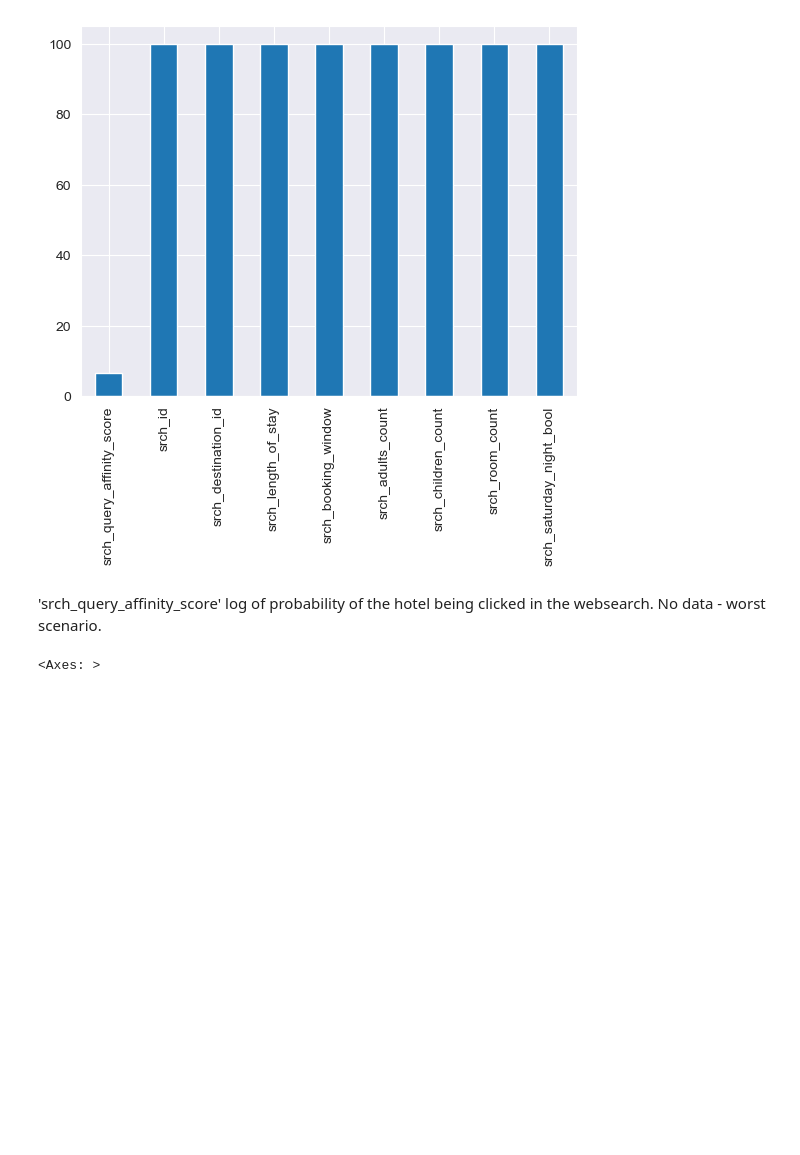
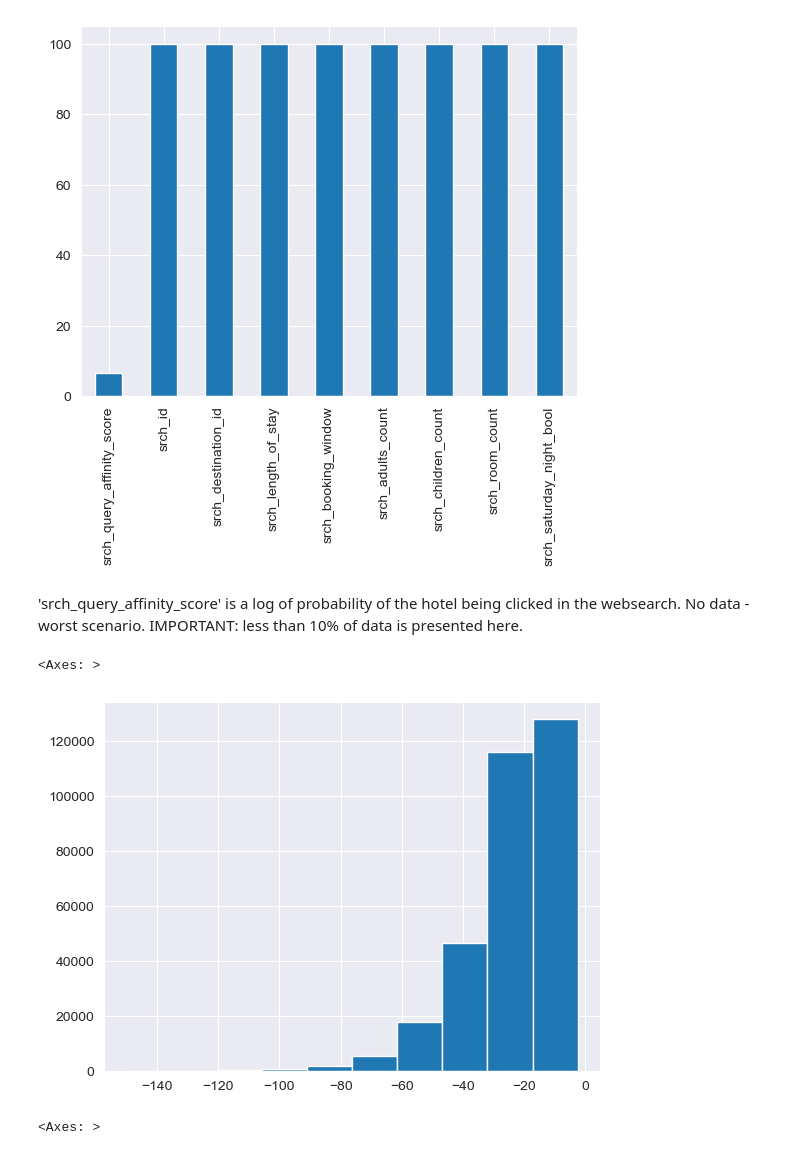
Before and after one commit to Jeniamakarchik/dmt_recom_sys, a Jupyter notebook: pre_eda.ipynb, the cells around one changed output. Drawn from its saved outputs; the diff is of its cells as text; code cells hidden in the pictures; blank space fills up the shorter version.

```diff
--- a/pre_eda.ipynb
+++ b/pre_eda.ipynb
@@ -149,9 +183,14 @@ draw_filled_data(data.filter(regex=("^srch_.*$")))
 # %% [output]
 [figure]
 # %% [markdown]
-'srch_query_affinity_score' log of probability of the hotel being clicked in the websearch. No data - worst scenario.
+'srch_query_affinity_score' is a log of probability of the hotel being clicked in the websearch. No data - worst scenario. IMPORTANT: less than 10% of data is presented here.
 # %%
 data['srch_query_affinity_score'] = data['srch_query_affinity_score'].fillna(-150)
+# %%
+data.srch_query_affinity_score[data.srch_query_affinity_score > -150].hist()
+# %% [output]
+<Axes: >
+[figure, added]
 # %%
 data.srch_query_affinity_score.hist()
 # %% [output]
```
Also changed, not shown: parts of 20 cells of this notebook.
